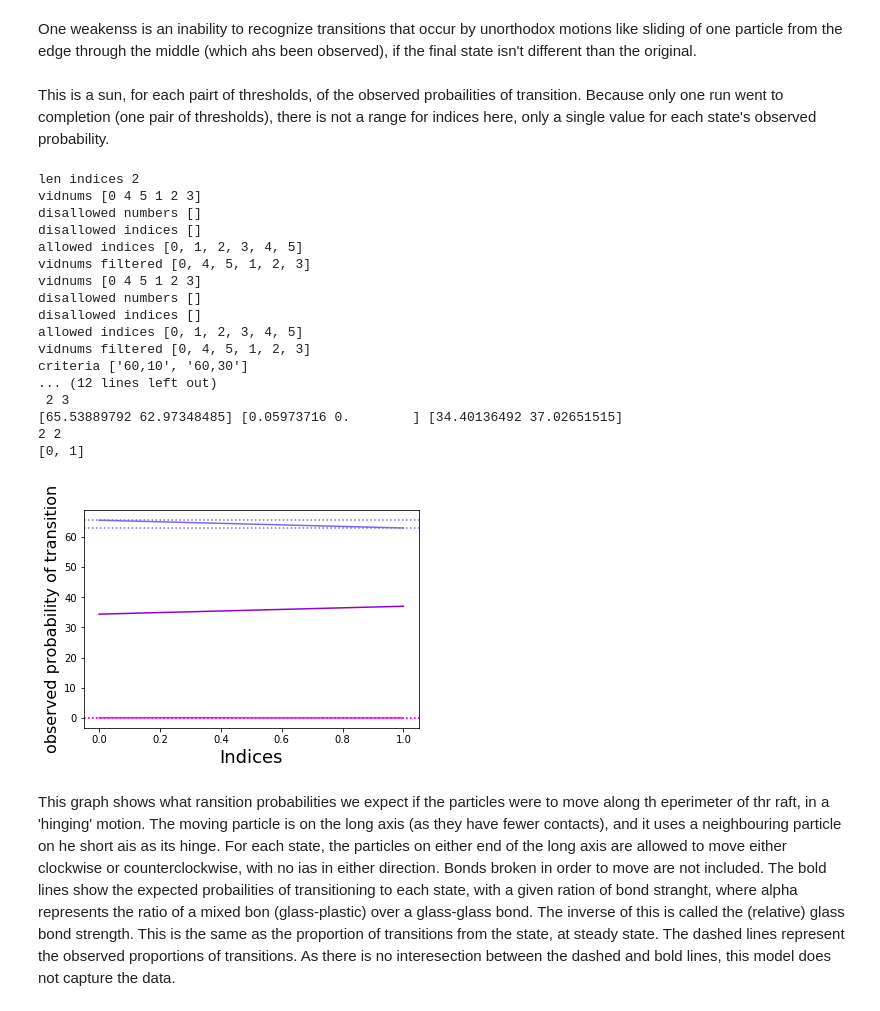
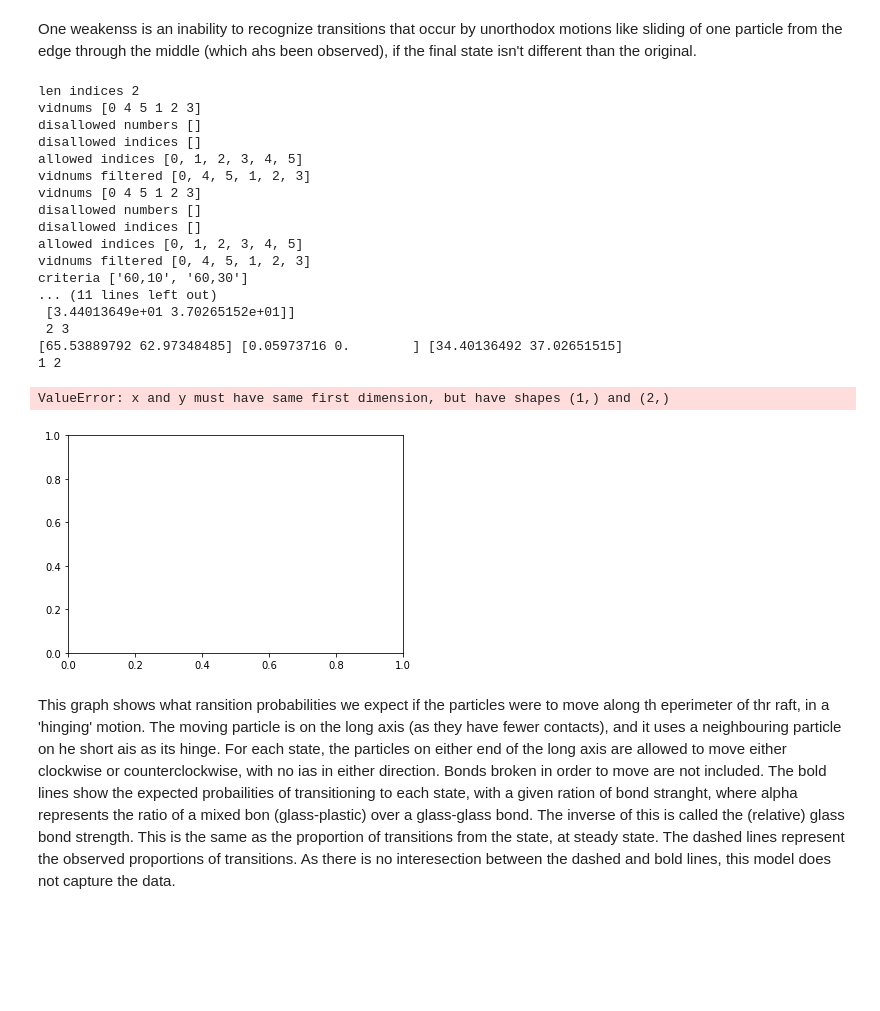
Before and after one commit to TchakamauRa/Soft-Matter, a Jupyter notebook: Matrix multiplication-realhalf.ipynb, the cells around one changed output. Drawn from its saved outputs; the diff is of its cells as text; code cells hidden in the pictures; blank space fills up the shorter version.

Commit message:
After Boot error

```diff
--- a/Matrix multiplication-realhalf.ipynb
+++ b/Matrix multiplication-realhalf.ipynb
@@ -434,18 +432,16 @@ for j in cs:
 print(cs,y1,y2, y3)
 fig,ax = plt.subplots()
 print(len(cs), len(y1))
-plt.plot(cs, y1, c = cols[0], ls = '-')
-plt.plot(cs, y2, c = cols[1], ls = '-')
-plt.plot(cs, y3, c = cols[2], ls = '-')
-
-plt.axhline(y=min(y1), c = cols[0], ls = ':')
-plt.axhline(y=min(y2), c = cols[1], ls = ':')
-plt.axhline(y=min(y3), c = cols[2], ls = ':')
-plt.axhline(y=max(y1), c = cols[0], ls = ':')
-plt.axhline(y=max(y2), c = cols[1], ls = ':')
-plt.axhline(y=max(y3), c = cols[2], ls = ':')
-plt.xlabel('C thresholds', fontsize=18)
+lines = [y1,y2,y3]
+for i in range(len(lines)):
+    ax.plot(cs, lines[i], c = cols[i], ls = '-', label = labels[i], marker="^")
+    plt.axhline(y = max(lines[i]), c = cols[i], ls = ':') # maximum observed transition probability across all runs
+    plt.axhline(y = min(lines[i]), c = cols[i], ls = ':') # minimum observed probability to transition to state
+ax.legend(loc = 'upper right', framealpha = 0.3)
+ax.xaxis.set_major_locator(plt.MaxNLocator(5))
+plt.xlabel('Stability threshold', fontsize=18)
 plt.ylabel('observed probability of transition', fontsize=16)
+fig.suptitle("Transition probabilities for each value of the stability threshold")
 
 
 #Print probabilities by v threshold
@@ -577,9 +569,5 @@ Text(0, 0.5, 'observed probability of transition')
 # %% [markdown]
 One weakenss is an inability to recognize transitions that occur by unorthodox motions like sliding of one particle from the edge through the middle (which ahs been observed), if the final state isn't different than the original.
-# %% [markdown]
-This is a sun, for each pairt of thresholds, of the observed probailities of transition.
-Because only one run went to completion (one pair of thresholds), there is not a range for indices here, only a single
-value for each state's observed probability.
 # %%
 index = list(range(len(trans_runs[0])))
 def row_norm(array):
@@ -634,52 +622,48 @@ print('criteria', criteria)
 #stored_y_values = [stored_y_values[x] for x in range(len(stored_y_values))]
 stored_y_values = [z for z in stored_y_values if len(z[0]) == len(stored_y_values[0][0])] #np.array(stored_y_values)
 print('\nstored_y_values',stored_y_values,'\n', len(stored_y_values), len(stored_y_values[0]), len(stored_y_values[0][1]),stored_y_values[0][1])
 y_values_selected = np.array(np.sum(stored_y_values, axis=2))
 print(y_values_selected)
 y_values_selected = row_norm(y_values_selected)
 print('\n','\nsummed y values\n', y_values_selected, y_values_selected.T,'\n', len(y_values_selected), len(y_values_selected[0]))
 y1,y2, y3 = y_values_selected.T
 print(y1, y2, y3)
 fig,ax = plt.subplots()
-print(len(criteria), len(y1))
-ts = list(range(len(y1)))
-print(ts)
-plt.plot(ts, y1, c = cols[0], ls = '-')
-plt.plot(ts, y2, c = cols[1], ls = '-')
-plt.plot(ts, y3, c = cols[2], ls = '-')
-
-plt.axhline(y=min(y1), c = cols[0], ls = ':')
-plt.axhline(y=min(y2), c = cols[1], ls = ':')
-#plt.axhline(y=min(y3), c = cols[2], ls = ':')
-plt.axhline(y=max(y1), c = cols[0], ls = ':')
-plt.axhline(y=max(y2), c = cols[1], ls = ':')
-#plt.axhline(y=max(y3), c = cols[2], ls = ':')
+print(len(ts), len(y1))
+lines = [y1,y2,y3]
+for i in range(len(lines)):
+    ax.plot(ts, lines[i], c = cols[i], ls = '-', label = labels[i], marker="^")
+    plt.axhline(y = max(lines[i]), c = cols[i], ls = ':') # maximum observed transition probability across all runs
+    plt.axhline(y = min(lines[i]), c = cols[i], ls = ':') # minimum observed probability to transition to state
+ax.legend(loc = 'upper right', framealpha = 0.3)
+ax.xaxis.set_major_locator(plt.MaxNLocator(5))
+plt.ylabel('observed probability of transition', fontsize=16)
+fig.suptitle("Transition probabilities for each value of the stability threshold")
 plt.xlabel('Indices', fontsize=18)
-plt.ylabel('observed probability of transition', fontsize=16)
-
 
 v1 = y1
 v2 = y2
 v3=y3
 # %% [output]
 len indices 2
 vidnums [0 4 5 1 2 3]
 disallowed numbers []
 disallowed indices []
 allowed indices [0, 1, 2, 3, 4, 5]
 vidnums filtered [0, 4, 5, 1, 2, 3]
 vidnums [0 4 5 1 2 3]
 disallowed numbers []
 disallowed indices []
 allowed indices [0, 1, 2, 3, 4, 5]
 vidnums filtered [0, 4, 5, 1, 2, 3]
 criteria ['60,10', '60,30']
-... (12 lines left out)
+... (11 lines left out)
+ [3.44013649e+01 3.70265152e+01]]
  2 3
 [65.53889792 62.97348485] [0.05973716 0.        ] [34.40136492 37.02651515]
-2 2
-[0, 1]
+1 2
+ValueError: x and y must have same first dimension, but have shapes (1,) and (2,)
-[figure, old version]
+[figure, new version]
 # %% [markdown]
 This graph shows what ransition probabilities we expect if the particles were to move along th eperimeter of thr raft, in a 'hinging' motion. The moving particle is on the long axis (as they have fewer contacts),
 and it uses a neighbouring particle on he short ais as its hinge. For each state, the particles on either end of the long
```
Also changed, not shown: parts of 13 cells of this notebook, 2 other files.
